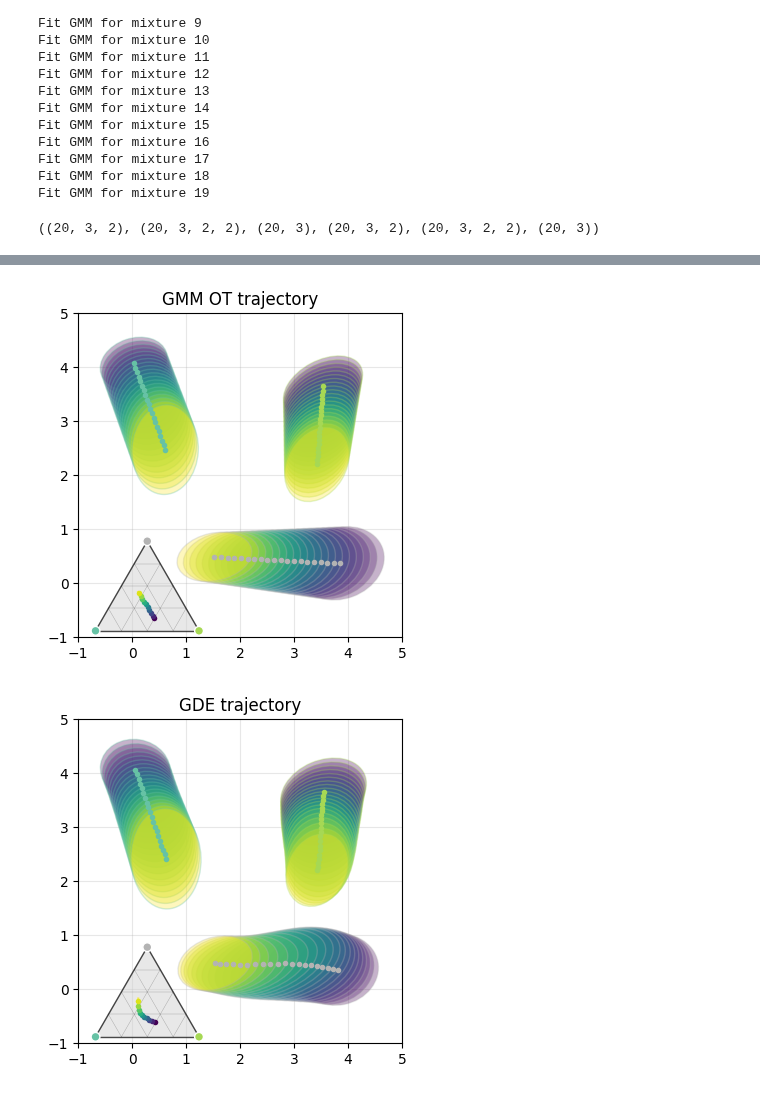
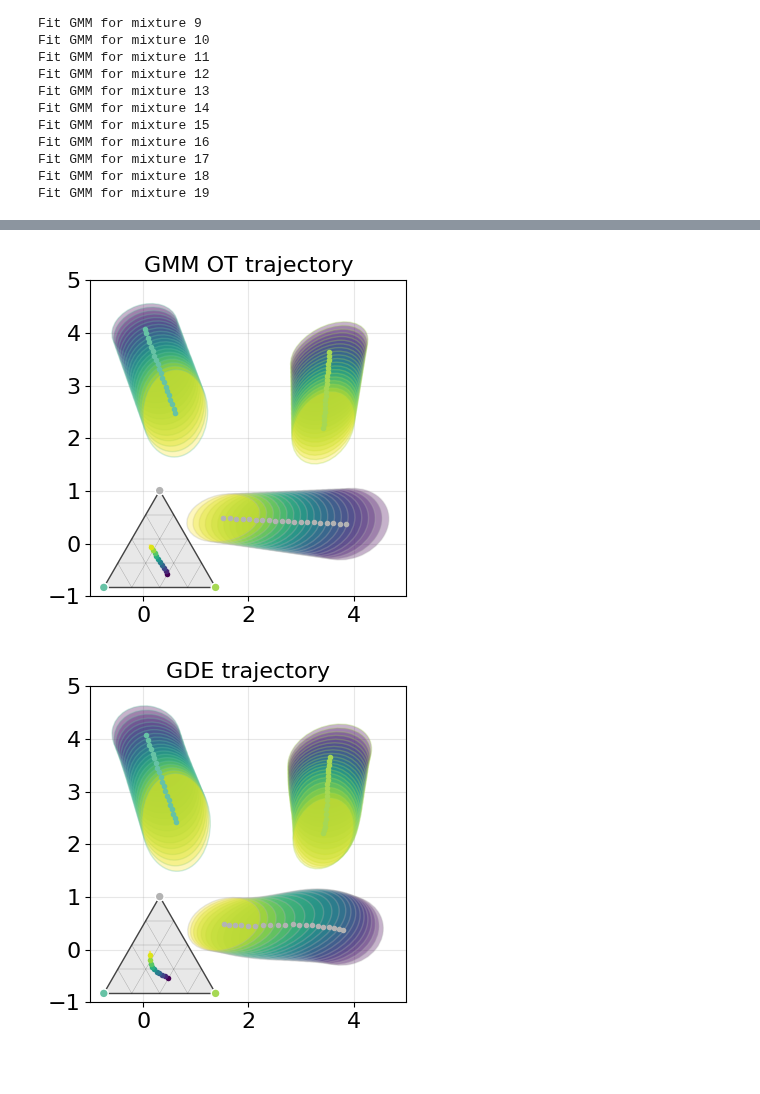
Before and after one commit to njwfish/DistributionEmbeddings, a Jupyter notebook: notebooks/gmm_ot.ipynb, the cells around one changed output, grey strips where cells are left out. Drawn from its saved outputs; the diff is of its cells as text; code cells hidden in the pictures.

```diff
--- a/notebooks/gmm_ot.ipynb
+++ b/notebooks/gmm_ot.ipynb
@@ -245,13 +245,13 @@ import numpy as np
 # load from numerical results
 ot_means, ot_covs, ot_weights = np.load('numerical_results/gmm_ot.npz')['ot_means'], np.load('numerical_results/gmm_ot.npz')['ot_covs'], np.load('numerical_results/gmm_ot.npz')['ot_weights']
 resample_means, resample_covs, resample_weights = np.load('numerical_results/gmm_ot.npz')['resample_means'], np.load('numerical_results/gmm_ot.npz')['resample_covs'], np.load('numerical_results/gmm_ot.npz')['resample_weights']
-# %%
-ot_means.shape, ot_covs.shape, ot_weights.shape, resample_means.shape, resample_covs.shape, resample_weights.shape
-# %% [output]
-((20, 3, 2), (20, 3, 2, 2), (20, 3), (20, 3, 2), (20, 3, 2, 2), (20, 3))
 # %%
 import matplotlib.pyplot as plt
 from utils.gmm_utils import plot_gmm_trajectory
+
+plt.rc('xtick', labelsize=16)
+plt.rc('ytick', labelsize=16)
+plt.rc('axes', titlesize=16)
 fig = plot_gmm_trajectory(ot_means, ot_covs,
                           ot_weights, title='GMM OT trajectory', figsize=(4,4))
 # plt.savefig('../figs/gmm_ot.png')
@@ -264,5 +263,5 @@ fig =  plot_gmm_trajectory(resample_means, resample_covs, resample_weights,
-[figure, old version]
+[figure, new version]
-[figure, old version]
+[figure, new version]
 # %%
 # save numerical results to numerical_results /
 np.savez(
```
Also changed, not shown: parts of 1 cell of this notebook, 2 other files.
